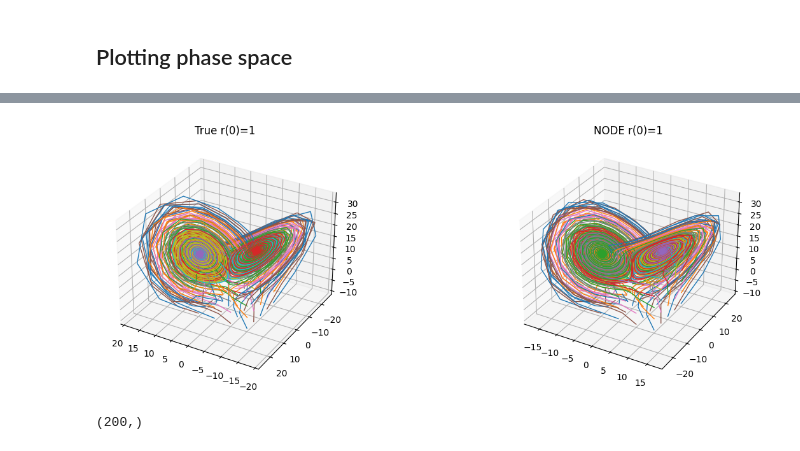
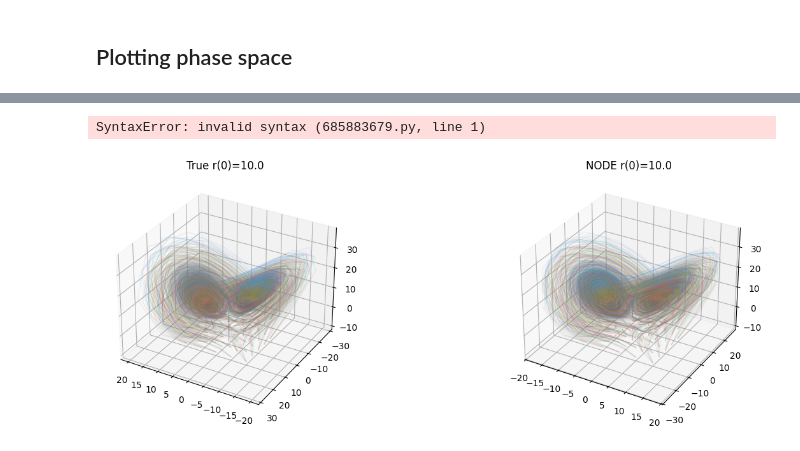
Before and after one commit to JPROSS18/JackRoss-PhD-Notes, a Jupyter notebook: NODE_with_bifurcation_parameter/NODE_v1_bif_lorenz.ipynb, the cells around one changed output, grey strips where cells are left out. Cells and saved outputs as stored; diff of their text form; code cells hidden in the pictures.

```diff
--- a/NODE_with_bifurcation_parameter/NODE_v1_bif_lorenz.ipynb
+++ b/NODE_with_bifurcation_parameter/NODE_v1_bif_lorenz.ipynb
@@ -94,7 +85,0 @@ data_tensor.shape[3]
-# %%
-list = []
-for i in range(data_tensor.shape[3]):
-    list.append(data_tensor[:,:,:,i])
-
-data_tensor1 = torch.concat(list, dim=0)
-data_loader = torch.utils.data.DataLoader(data_tensor1, batch_size=256, shuffle=True)
@@ -105,6 +111,6 @@ torch.Size([24500, 2, 3])
 # %% [markdown]
 # Model
 # %%
-model = nodes.NODE2(input_dim=3, output_dim=3, hidden_dim=32, depth=4, activation_func=nn.Tanh())
+model = nodes.driven_neural_ODE(input_dim=3, drivers=1, output_dim=3, hidden_dim=32, depth=4, activation_func=nn.Tanh())
 # %%
 t_eval = torch.arange(0, 0.1, dt)
@@ -158,3 +168,10 @@ Final Loss: 0.002361024497076869
 # Analyzing the trained model
 # %% [markdown]
 ## Data Generation with trained NODE
+# %%
+a = torch.linspace(-10, 10, 5)
+r_val = torch.arange(10, 20, 2.0)
+ic = torch.cartesian_prod(a, a, a, r_val)
+
+
+torch.cartesian_prod(pts, r_vals_test)
@@ -163,7 +182,7 @@ t_Start_pred = 0; t_Final_pred = 20; dt_pred = 0.05
 t_eval_pred = torch.arange(t_Start_pred, t_Final_pred, dt_pred)
 
 node_data = odeint(func=model, y0=ic, t=t_eval_pred, method='rk4', options={'step_size': dt_pred})
-true_data = odeint(func=lorenz.f, y0=ic.T, t=t_eval_pred, method='rk4', options={'step_size': dt_pred})
+true_data = odeint(func=lorenz.f, y0=ic, t=t_eval_pred, method='rk4', options={'step_size': dt_pred})
 
 
 
@@ -179,28 +218,32 @@ print(node_data.shape); print(true_data.shape)
+# %%
+ic[:, 3] == .shape
+# %% [output]
+SyntaxError: invalid syntax (685883679.py, line 1)
 # %%
 
 
 fig = plt.figure(figsize=(15, 5))
 ax1 = fig.add_subplot(1, 2, 1, projection='3d')
 ax2 = fig.add_subplot(1, 2, 2, projection='3d')
 
 #ax1.plot(node_data[:, :, 0],
  #               node_data[:, :, 1], node_data[:, :, 2],
  #               linewidth=0.5, linestyle='--', color='royalblue')
 
 #Normalised Plot
 
-for i in range(true_data.shape[2]):
-    ax1.plot(xs=true_data[:, 0,  i], ys=true_data[:, 1, i], zs=true_data[:, 2, i], linewidth = 1 )
+for i in range(true_data.shape[1]):
+    ax1.plot(xs=true_data[:, i,  0], ys=true_data[:, i, 1], zs=true_data[:, i, 2], linewidth = 1, alpha = 0.1 )
 
 for i in range(node_data.shape[1]):
-    ax2.plot(xs=node_data[:, i,  0], ys=node_data[:, i, 1], zs=node_data[:, i, 2], linewidth = 1 )
+    ax2.plot(xs=node_data[:, i,  0], ys=node_data[:, i, 1], zs=node_data[:, i, 2], linewidth = 1, alpha = 0.1)
 
 
 ax1.view_init(elev = 30, azim = 120)
-ax1.set_title(f"True r(0)={1}")
-ax2.set_title(f"NODE r(0)={1}")
+ax1.set_title(f"True r(0)={10.0}")
+ax2.set_title(f"NODE r(0)={10.0}")
 plt.show()
 # %% [output]
-[figure, old version]
+[figure, new version]
 # %%
 # Plotting time traces:
@@ -252,4 +249,0 @@ r_true, theta_true = cartesian_to_polar(x_true[:, 0], x_true[:, 1])
-# %%
-t.shape
-# %% [output]
-(200,)
```
Also changed, not shown: parts of 32 cells of this notebook.
